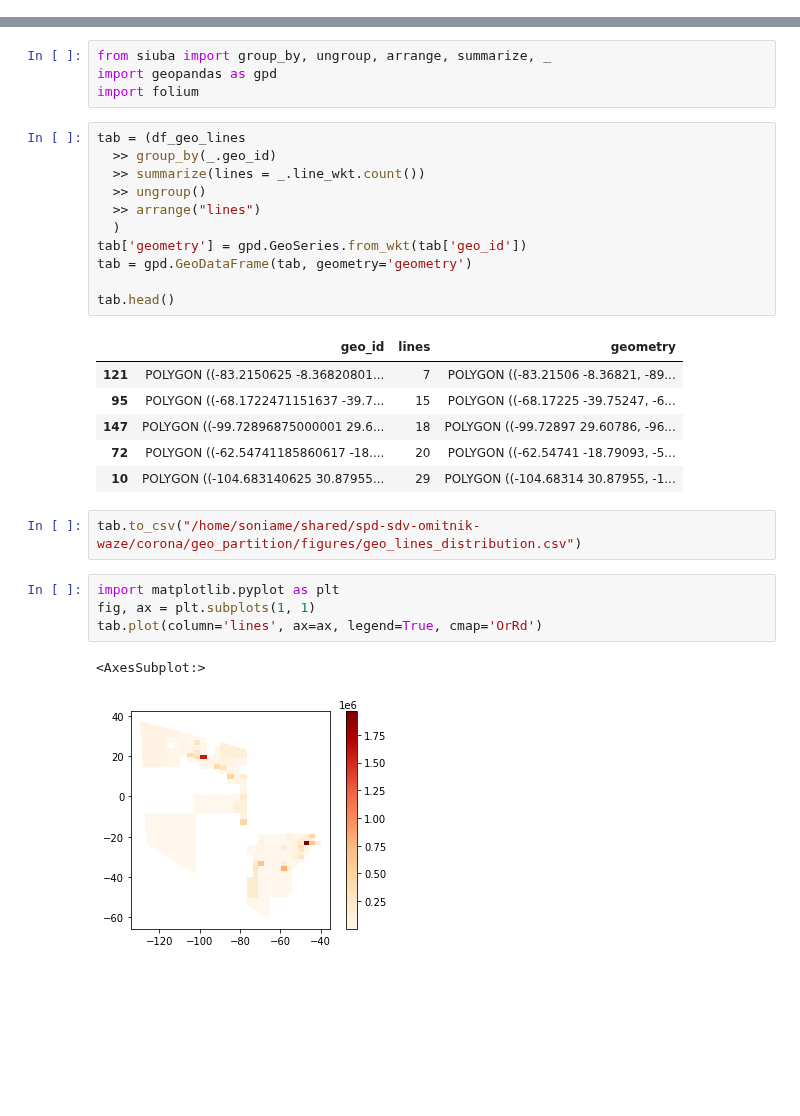
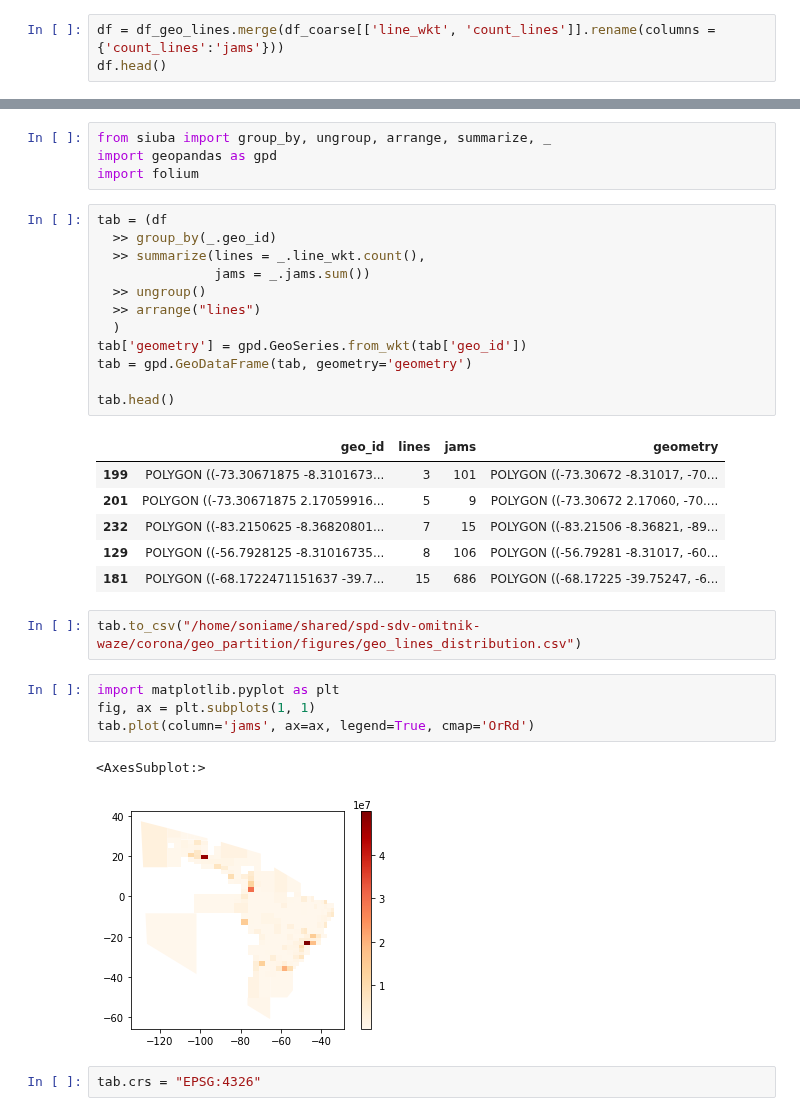
Before and after one commit to EL-BID/IDB-IDB-Invest-Coronavirus-Impact-Dashboard, a Jupyter notebook: notebooks/katana_bounds.ipynb, the cells around one changed output, grey strips where cells are left out. Saved outputs shown, nothing was run; the diff lists cells and outputs as text; blank space fills up the shorter version.

Commit message:
plots and distribution tables

```diff
--- a/notebooks/katana_bounds.ipynb
+++ b/notebooks/katana_bounds.ipynb
@@ -413,0 +418,3 @@ print(df_geo_lines.line_wkt.nunique())
+# %%
+df = df_geo_lines.merge(df_coarse[['line_wkt', 'count_lines']].rename(columns = {'count_lines':'jams'}))
+df.head()
@@ -418,9 +432,10 @@ from siuba import group_by, ungroup, arrange, summarize, _
 import geopandas as gpd
 import folium
 # %%
-tab = (df_geo_lines
+tab = (df
   >> group_by(_.geo_id)
-  >> summarize(lines = _.line_wkt.count())
+  >> summarize(lines = _.line_wkt.count(),
+               jams = _.jams.sum())
   >> ungroup()
   >> arrange("lines")
   )
@@ -429,18 +444,20 @@ tab = gpd.GeoDataFrame(tab, geometry='geometry')
 
 tab.head()
 # %% [output]
-|  | geo_id | lines | geometry |
-| 121 | POLYGON ((-83.2150625 -8.36820801... | 7 | POLYGON ((-83.21506 -8.36821, -89... |
-| 95 | POLYGON ((-68.1722471151637 -39.7... | 15 | POLYGON ((-68.17225 -39.75247, -6... |
-| 147 | POLYGON ((-99.72896875000001 29.6... | 18 | POLYGON ((-99.72897 29.60786, -96... |
-| 72 | POLYGON ((-62.54741185860617 -18.... | 20 | POLYGON ((-62.54741 -18.79093, -5... |
-| 10 | POLYGON ((-104.683140625 30.87955... | 29 | POLYGON ((-104.68314 30.87955, -1... |
+|  | geo_id | lines | jams | geometry |
+| 199 | POLYGON ((-73.30671875 -8.3101673... | 3 | 101 | POLYGON ((-73.30672 -8.31017, -70... |
+| 201 | POLYGON ((-73.30671875 2.17059916... | 5 | 9 | POLYGON ((-73.30672 2.17060, -70.... |
+| 232 | POLYGON ((-83.2150625 -8.36820801... | 7 | 15 | POLYGON ((-83.21506 -8.36821, -89... |
+| 129 | POLYGON ((-56.7928125 -8.31016735... | 8 | 106 | POLYGON ((-56.79281 -8.31017, -60... |
+| 181 | POLYGON ((-68.1722471151637 -39.7... | 15 | 686 | POLYGON ((-68.17225 -39.75247, -6... |
 # %%
 tab.to_csv("/home/soniame/shared/spd-sdv-omitnik-waze/corona/geo_partition/figures/geo_lines_distribution.csv")
 # %%
 import matplotlib.pyplot as plt
 fig, ax = plt.subplots(1, 1)
-tab.plot(column='lines', ax=ax, legend=True, cmap='OrRd')
+tab.plot(column='jams', ax=ax, legend=True, cmap='OrRd')
 # %% [output]
 <AxesSubplot:>
-[figure, old version]
+[figure, new version]
+# %%
+tab.crs = "EPSG:4326"
```
Also changed, not shown: parts of 8 cells of this notebook.
